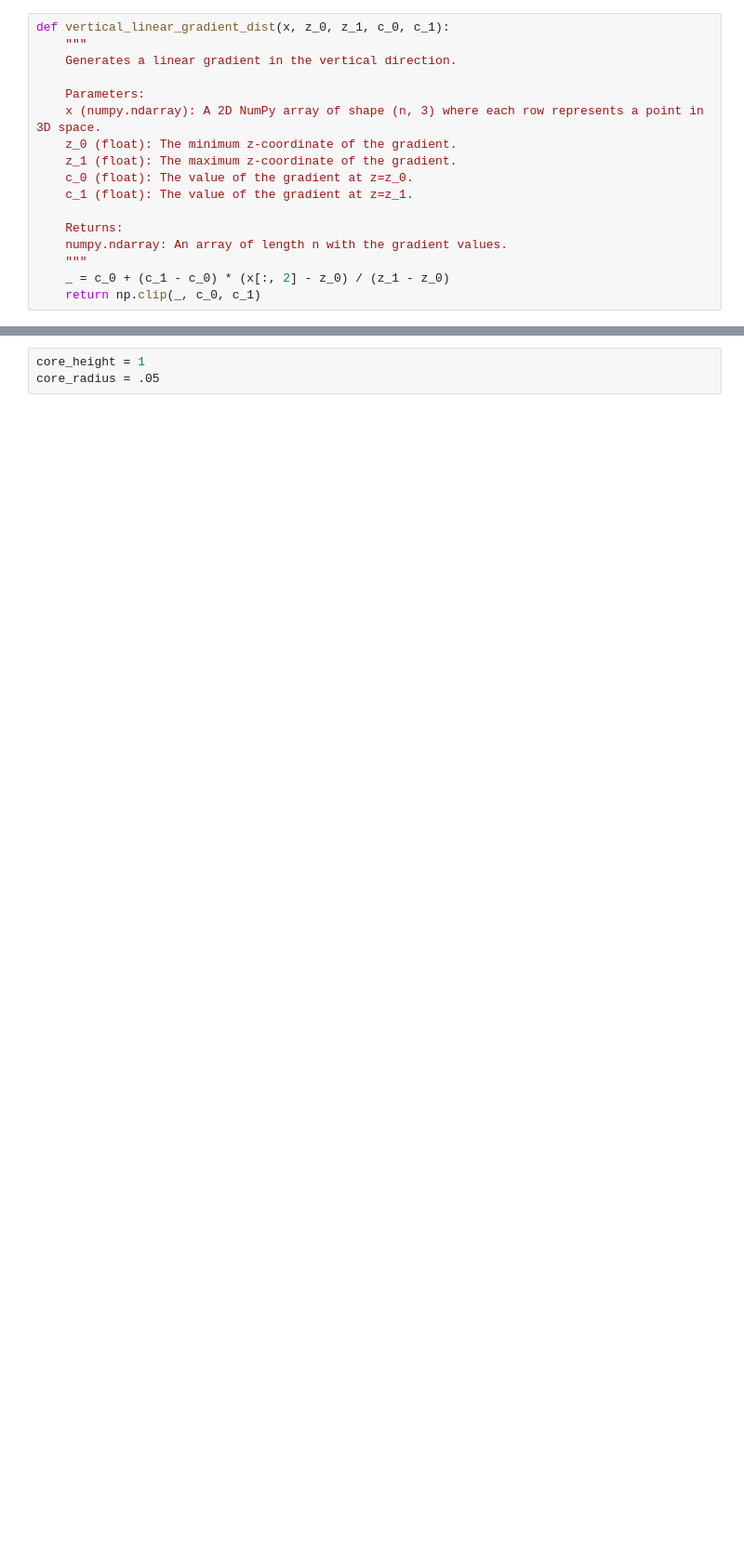
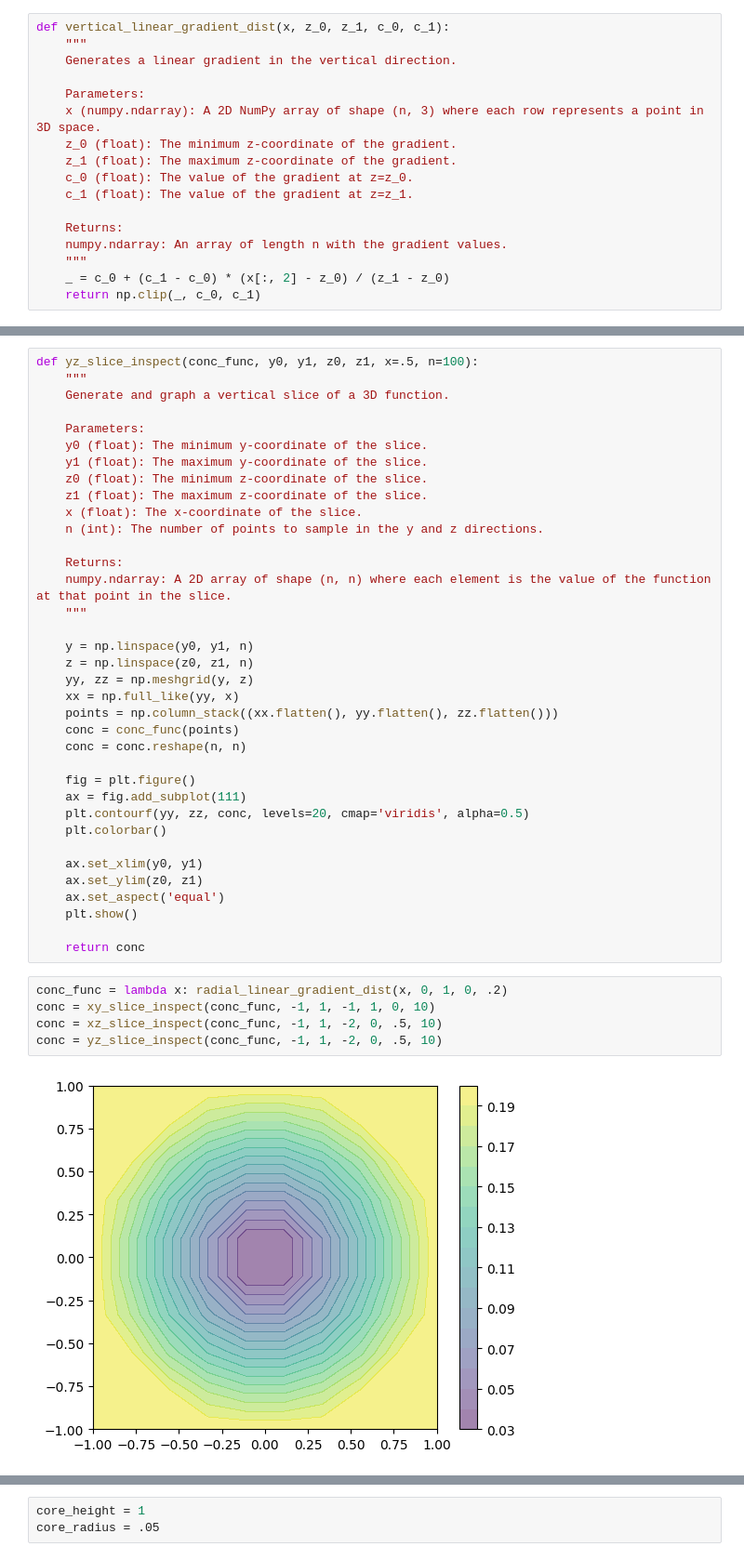
Before and after one commit to JoseACortes/SimpleSoilSampleSim, a Jupyter notebook: prototype.ipynb, the cells around one changed output, grey strips where cells are left out. Shown: that part at 93% size. Drawn from its saved outputs; the diff is of its cells as text; blank space fills up the shorter version.

```diff
--- a/prototype.ipynb
+++ b/prototype.ipynb
@@ -140,0 +236,43 @@ import matplotlib.pyplot as plt
+# %%
+def yz_slice_inspect(conc_func, y0, y1, z0, z1, x=.5, n=100):
+    """
+    Generate and graph a vertical slice of a 3D function.
+
+    Parameters:
+    y0 (float): The minimum y-coordinate of the slice.
+    y1 (float): The maximum y-coordinate of the slice.
+    z0 (float): The minimum z-coordinate of the slice.
+    z1 (float): The maximum z-coordinate of the slice.
+    x (float): The x-coordinate of the slice.
+    n (int): The number of points to sample in the y and z directions.
+
+    Returns:
+    numpy.ndarray: A 2D array of shape (n, n) where each element is the value of the function at that point in the slice.
+    """
+
+    y = np.linspace(y0, y1, n)
+    z = np.linspace(z0, z1, n)
+    yy, zz = np.meshgrid(y, z)
+    xx = np.full_like(yy, x)
+    points = np.column_stack((xx.flatten(), yy.flatten(), zz.flatten()))
+    conc = conc_func(points)
+    conc = conc.reshape(n, n)
+
+    fig = plt.figure()
+    ax = fig.add_subplot(111)
+    plt.contourf(yy, zz, conc, levels=20, cmap='viridis', alpha=0.5)
+    plt.colorbar()
+
+    ax.set_xlim(y0, y1)
+    ax.set_ylim(z0, z1)
+    ax.set_aspect('equal')
+    plt.show()
+
+    return conc
+# %%
+conc_func = lambda x: radial_linear_gradient_dist(x, 0, 1, 0, .2)
+conc = xy_slice_inspect(conc_func, -1, 1, -1, 1, 0, 10)
+conc = xz_slice_inspect(conc_func, -1, 1, -2, 0, .5, 10)
+conc = yz_slice_inspect(conc_func, -1, 1, -2, 0, .5, 10)
+# %% [output]
+[figure, added]
```
Also changed, not shown: parts of 27 cells of this notebook.
